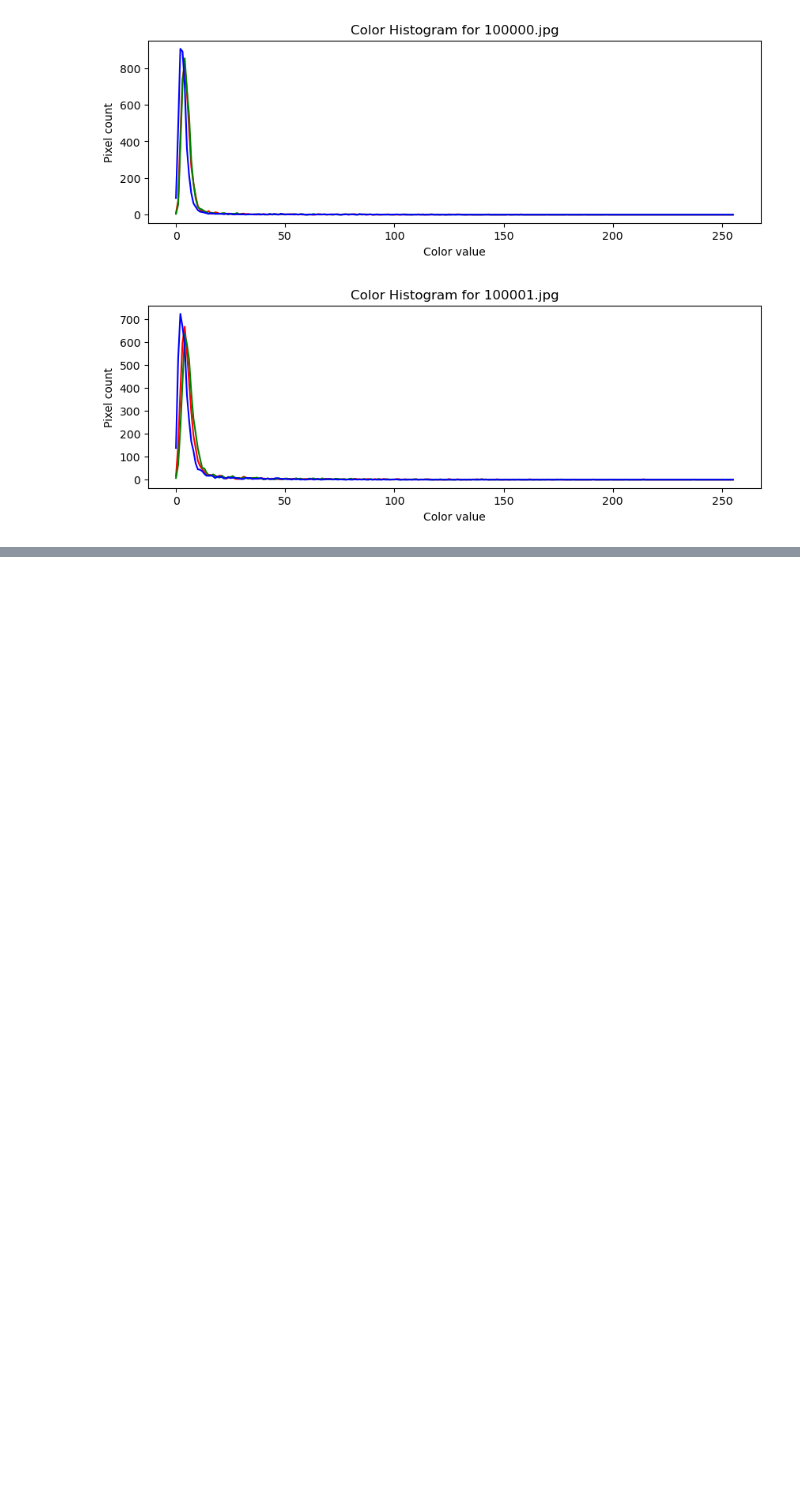
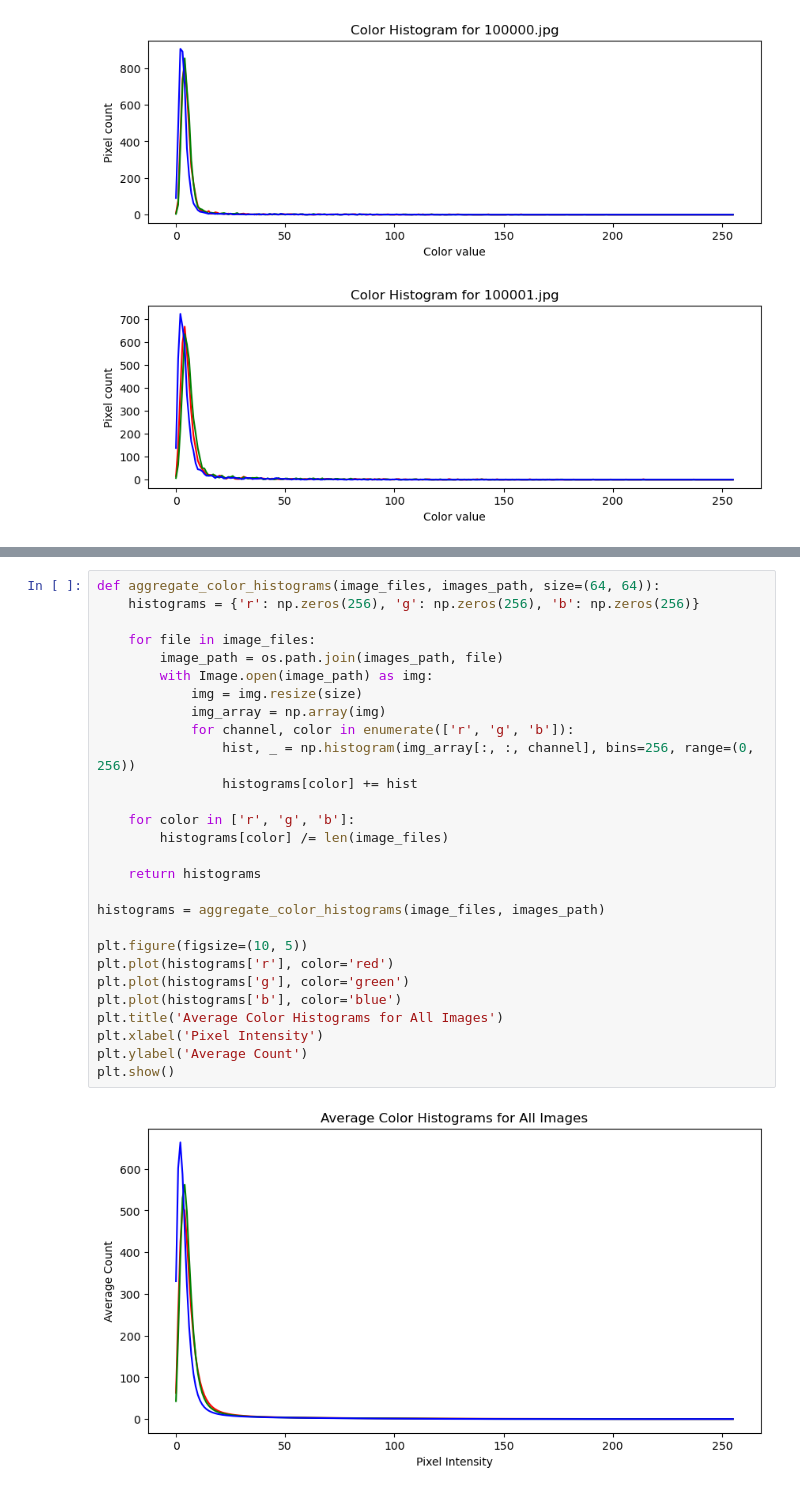
Before and after one commit to mickuk/Wst-p_do_uczenia_maszynowego, a Jupyter notebook: Projekt 2 - Klasteryzacja/projekt2.ipynb, the cells around one changed output, grey strips where cells are left out. Drawn from its saved outputs; the diff is of its cells as text; blank space fills up the shorter version.

```diff
--- a/Projekt 2 - Klasteryzacja/projekt2.ipynb
+++ b/Projekt 2 - Klasteryzacja/projekt2.ipynb
@@ -238,0 +285,30 @@ for file in image_files[:5]:
+# %%
+def aggregate_color_histograms(image_files, images_path, size=(64, 64)):
+    histograms = {'r': np.zeros(256), 'g': np.zeros(256), 'b': np.zeros(256)}
+
+    for file in image_files:
+        image_path = os.path.join(images_path, file)
+        with Image.open(image_path) as img:
+            img = img.resize(size)
+            img_array = np.array(img)
+            for channel, color in enumerate(['r', 'g', 'b']):
+                hist, _ = np.histogram(img_array[:, :, channel], bins=256, range=(0, 256))
+                histograms[color] += hist
+
+    for color in ['r', 'g', 'b']:
+        histograms[color] /= len(image_files)
+
+    return histograms
+
+histograms = aggregate_color_histograms(image_files, images_path)
+
+plt.figure(figsize=(10, 5))
+plt.plot(histograms['r'], color='red')
+plt.plot(histograms['g'], color='green')
+plt.plot(histograms['b'], color='blue')
+plt.title('Average Color Histograms for All Images')
+plt.xlabel('Pixel Intensity')
+plt.ylabel('Average Count')
+plt.show()
+# %% [output]
+[figure, added]
```
Also changed, not shown: parts of 6 cells of this notebook.
